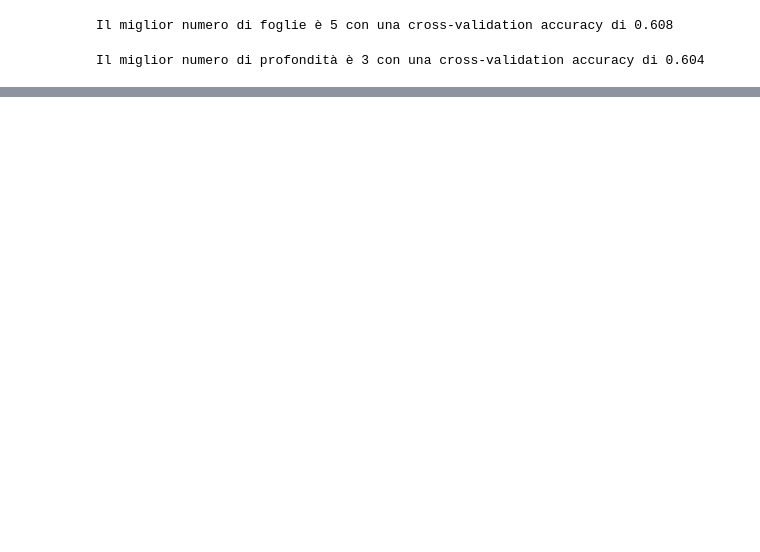
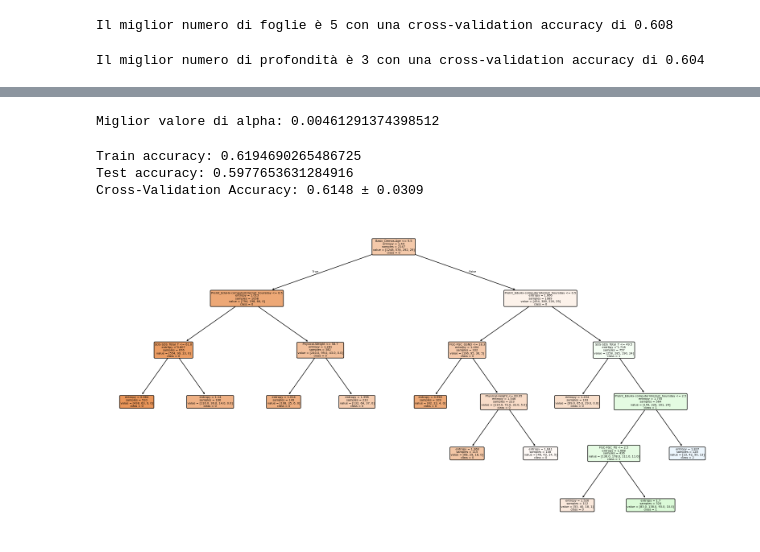
Before and after one commit to Gabri03ele/Child_Mind_Institute, a Jupyter notebook: main.ipynb, the cells around one changed output, grey strips where cells are left out. Cells and saved outputs as stored; diff of their text form; code cells hidden in the pictures; blank space fills up the shorter version.

```diff
--- a/main.ipynb
+++ b/main.ipynb
@@ -419,12 +356,9 @@ plt.show()
 # %%
-import matplotlib.pyplot as plt
-
 #
 # Proviamo a fare pruning usando cross-validation
-# Split: 80/20
 #
 
-path = best_tree.cost_complexity_pruning_path(X_train80, y_train80)
+path = tuned_dt.cost_complexity_pruning_path(X_train80, y_train80)
 ccp_alphas, impurities = path.ccp_alphas, path.impurities
 
 fig, ax = plt.subplots()
@@ -432,8 +366,4 @@ ax.plot(ccp_alphas[:-1], impurities[:-1], marker="o", drawstyle="steps-post")
 ax.set_xlabel("effective alpha")
 ax.set_ylabel("total impurity of leaves")
 ax.set_title("Total Impurity vs effective alpha for training set");
-
-#
-# Alpha vicino a 0.002 -> sembra essere un buon valore
-#
 # %% [output]
@@ -756,7 +414,0 @@ Error/Bias/Variance at the last iteration: [0.69655493 0.63006983 0.0664851 ]
-# %%
-from sklearn.ensemble import AdaBoostClassifier
-
-adaboost = AdaBoostClassifier(best_tree, n_estimators=10, random_state=42)
-
-adaboost.fit(X_train80,y_train80)
-print ("Accuracy:", accuracy_score(y_true=y_test20, y_pred=adaboost.predict(X_test20) ))
@@ -856,0 +438,43 @@ print(best_grid_rf.oob_score_)
+# %%
+# prendo il valore di alpha che ha la media più alta con cv
+subset = alpha_results[(alpha_results['alpha'] >= 0.0)
+              & (alpha_results['alpha'] < 0.010)]
+
+ideal_alpha = subset.loc[subset['mean_accuracy'].idxmax(), 'alpha']
+ideal_alpha = float(ideal_alpha)
+print("Miglior valore di alpha:", ideal_alpha)
+# %% [output]
+Miglior valore di alpha: 0.00461291374398512
+# %%
+#
+# Creo il modello con il valore di alpha ideale
+# Split: 80/20
+# Mostro la CM per vedere la distribuzione dei valori predetti
+#
+
+pruned_dt = DecisionTreeClassifier(
+        random_state=42,
+        ccp_alpha=ideal_alpha,
+        **best_params_grid
+    )
+pruned_dt.fit(X_train80, y_train80)
+print("Train accuracy:", accuracy_score(y_true=y_train80, y_pred=pruned_dt.predict(X_train80)))
+print("Test accuracy:", accuracy_score(y_true=y_test20, y_pred=pruned_dt.predict(X_test20)))
+
+cv_scores = cross_val_score(pruned_dt, X_train80, y_train80, cv=20, scoring="accuracy")
+
+print(f"Cross-Validation Accuracy: {cv_scores.mean():.4f} ± {cv_scores.std():.4f}")
+# %% [output]
+Train accuracy: 0.6194690265486725
+Test accuracy: 0.5977653631284916
+Cross-Validation Accuracy: 0.6148 ± 0.0309
+# %%
+#
+# Mostro l'albero di decisione che si va' a crearea usando il valore di alpha ideale
+#
+
+plt.figure(figsize=(20,10))
+plot_tree(pruned_dt, filled=True, rounded=True, feature_names=X.columns, class_names=["0", "1", "2", "3"])
+plt.show()
+# %% [output]
+[figure, added]
```
Also changed, not shown: parts of 60 cells of this notebook.
